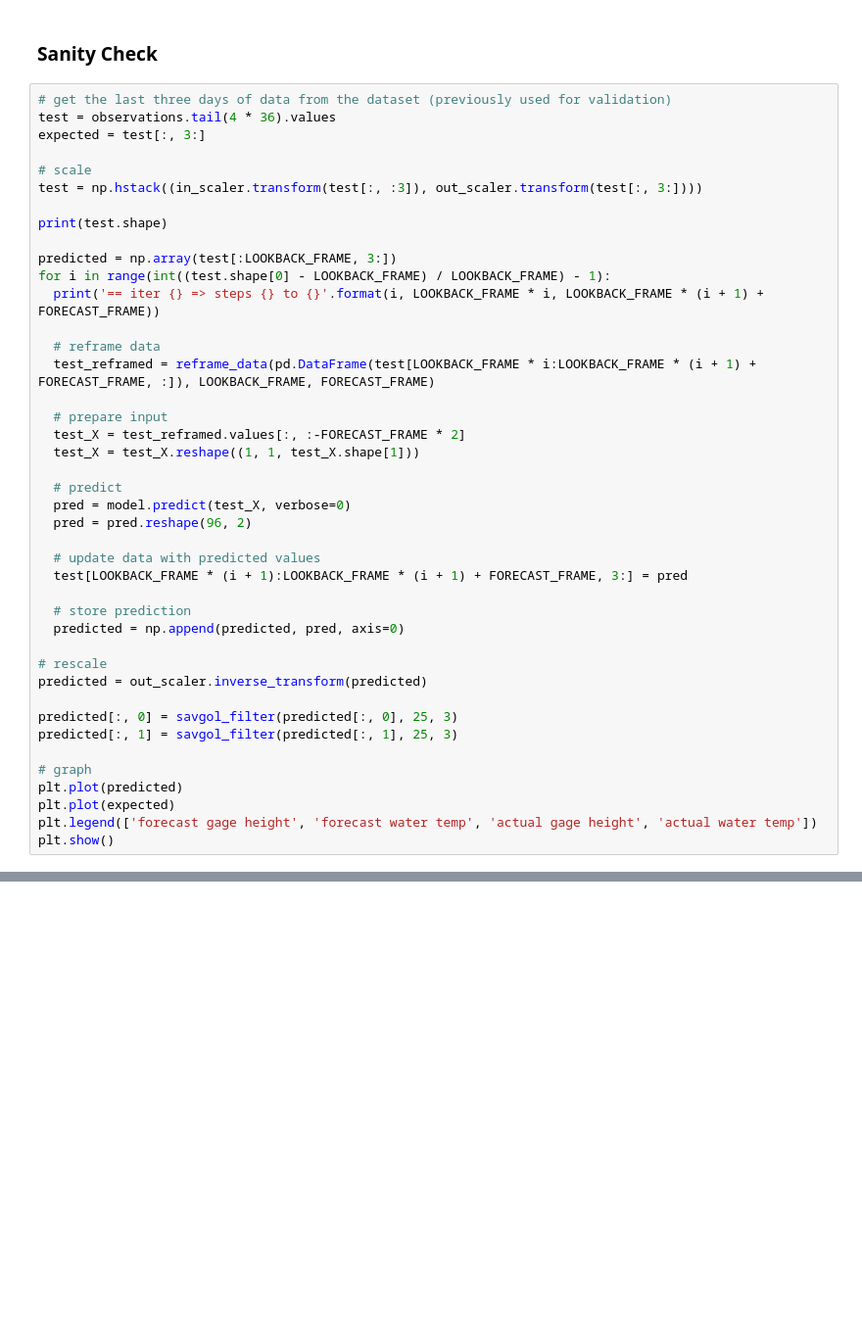
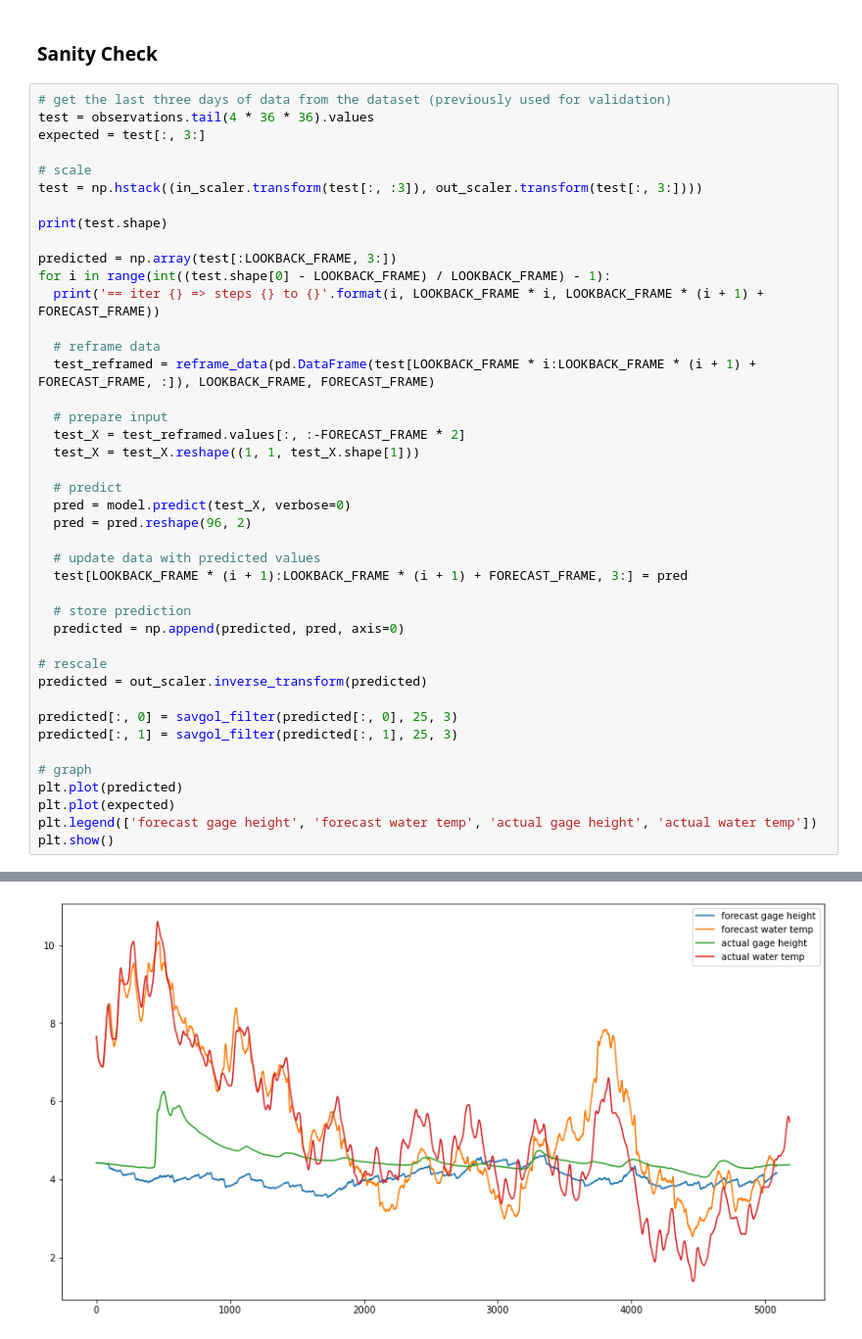
Before and after one commit to jaismith/flowcast, a Jupyter notebook: learn.ipynb, the cells around one changed output, grey strips where cells are left out. Shown at 98% size. Cells and saved outputs as stored; diff of their text form; blank space fills up the shorter version.

```diff
--- a/learn.ipynb
+++ b/learn.ipynb
@@ -215,7 +237,7 @@ KeyboardInterrupt:
 ### Sanity Check
 # %%
 # get the last three days of data from the dataset (previously used for validation)
-test = observations.tail(4 * 36).values
+test = observations.tail(4 * 36 * 36).values
 expected = test[:, 3:]
 
 # scale
@@ -255,3 +277,4 @@ plt.plot(predicted)
 plt.plot(expected)
 plt.legend(['forecast gage height', 'forecast water temp', 'actual gage height', 'actual water temp'])
 plt.show()
+# %% [output]
@@ -257,0 +301 @@ plt.show()
+[figure, added]
```
Also changed, not shown: parts of 5 cells of this notebook, 1 other file.
